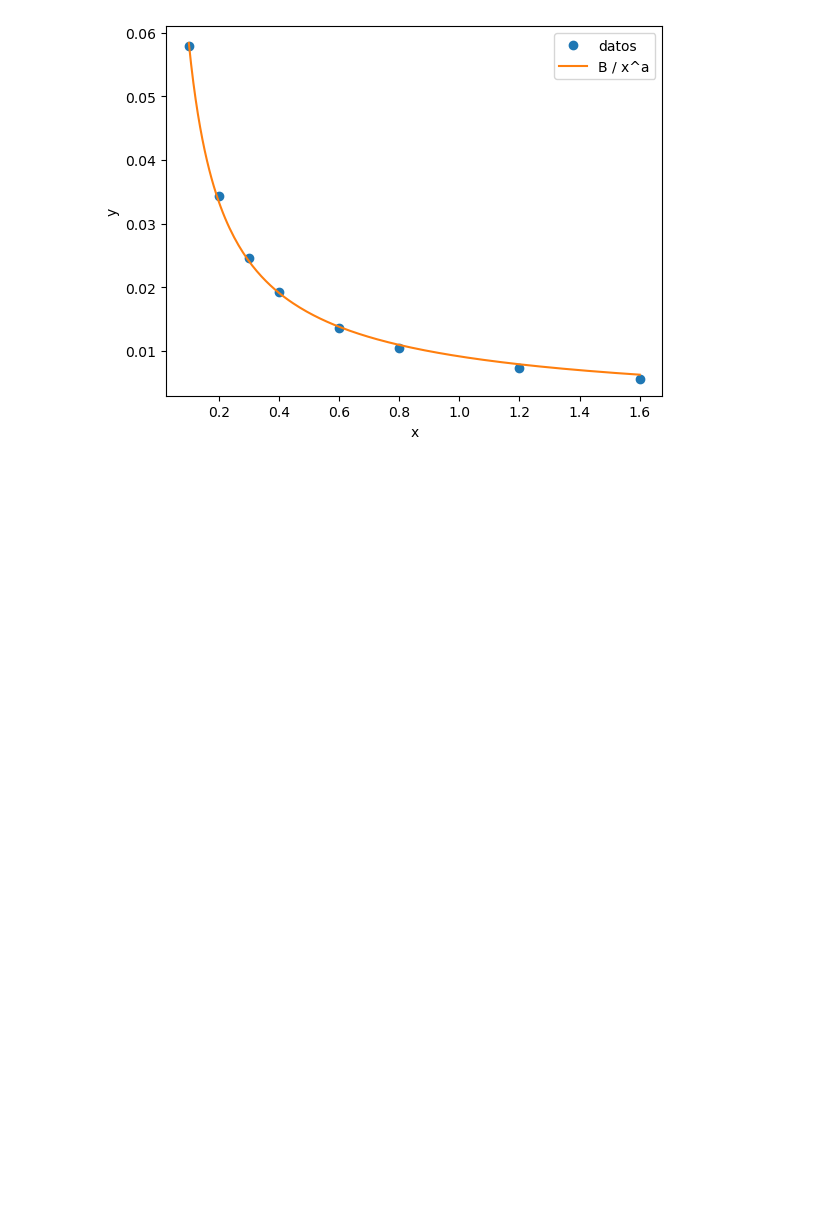
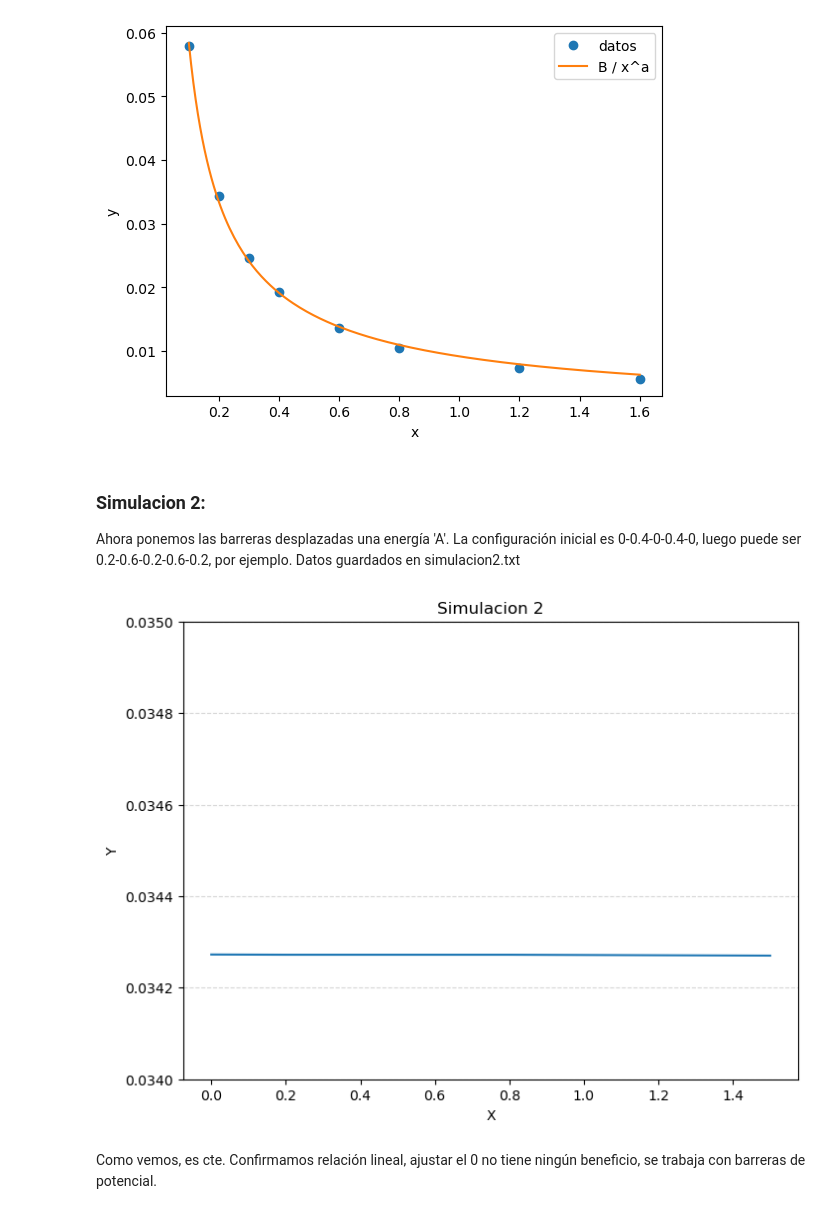
Before and after one commit to teresa-p-l/GNOMOS, a Jupyter notebook: Diegod/simulaciones.ipynb, the cells around one changed output. Cells and saved outputs as stored; diff of their text form; code cells hidden in the pictures; blank space fills up the shorter version.

```diff
--- a/Diegod/simulaciones.ipynb
+++ b/Diegod/simulaciones.ipynb
@@ -45,3 +45,32 @@ plt.show()
 # %% [output]
 Power-law fit: B = 0.0091296449697992 a = 0.8057889320483627
 [figure]
+# %% [markdown]
+### Simulacion 2:
+
+Ahora ponemos las barreras desplazadas una energía 'A'. La configuración inicial es 0-0.4-0-0.4-0, luego puede ser 0.2-0.6-0.2-0.6-0.2, por ejemplo. Datos guardados en simulacion2.txt
+# %%
+# Load data from simulacion2.txt, skipping the first row
+data2 = np.loadtxt('prueba_masasefectivas/simulacion2.txt', skiprows=1)
+
+# Extract x as first column, y as abs difference between first and second columns
+x = data2[:, 0]
+y = np.abs(data2[:, 0] - data2[:, 1])
+
+# Plot using yticks to control the Y-axis scale / tick positions
+plt.figure(figsize=(8, 6))
+plt.plot(x, y)
+plt.xlabel('X')
+plt.ylabel('Y')
+plt.title('Simulacion 2')
+
+# Force the Y axis to start at 0.1 and show ticks from 0.1 up to the max value
+
+plt.ylim(0.034, 0.035)
+
+plt.grid(axis='y', linestyle='--', alpha=0.5)
+plt.show()
+# %% [output]
+[figure, added]
+# %% [markdown]
+Como vemos, es cte. Confirmamos relación lineal, ajustar el 0 no tiene ningún beneficio, se trabaja con barreras de potencial.
```
Also changed, not shown: 1 other file.
